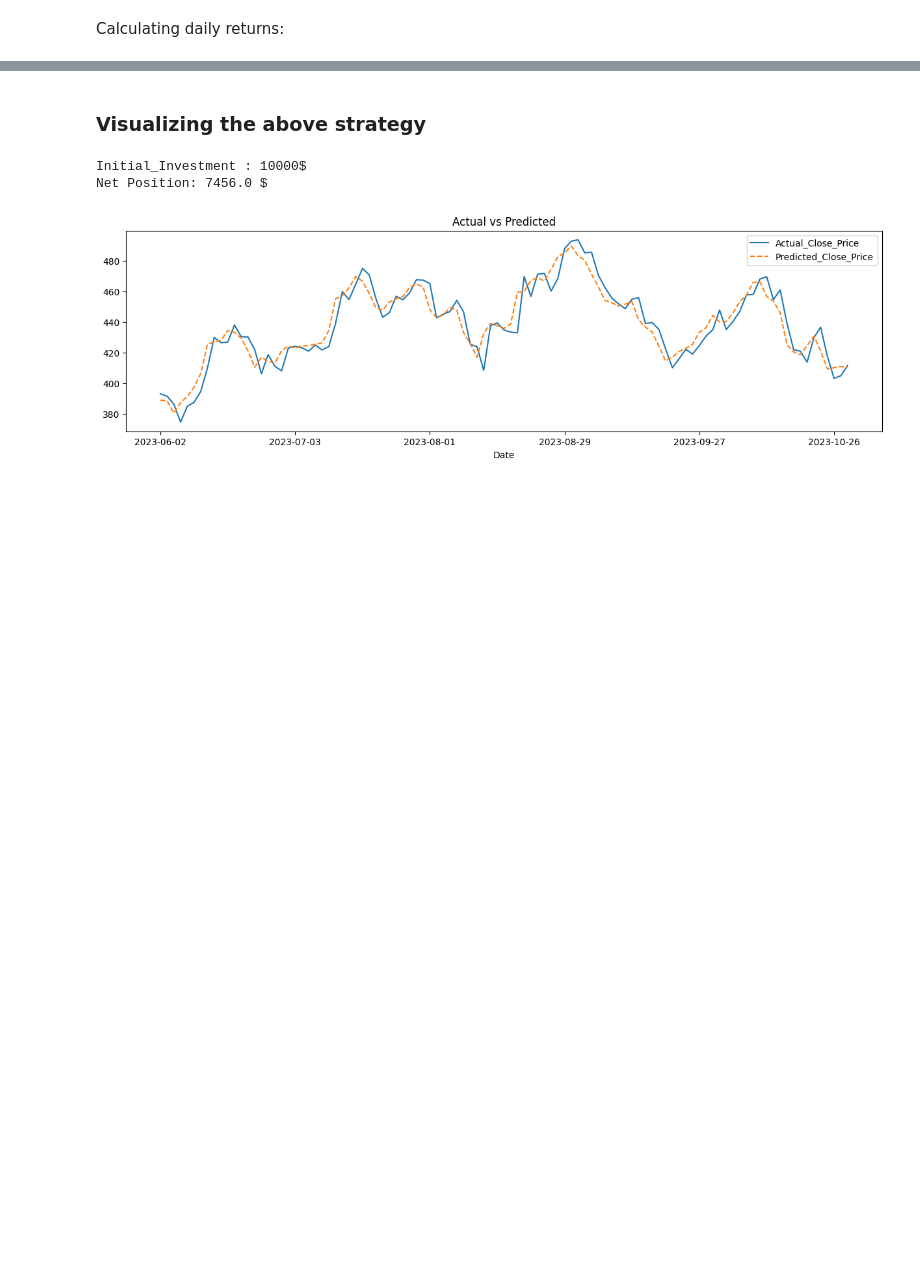
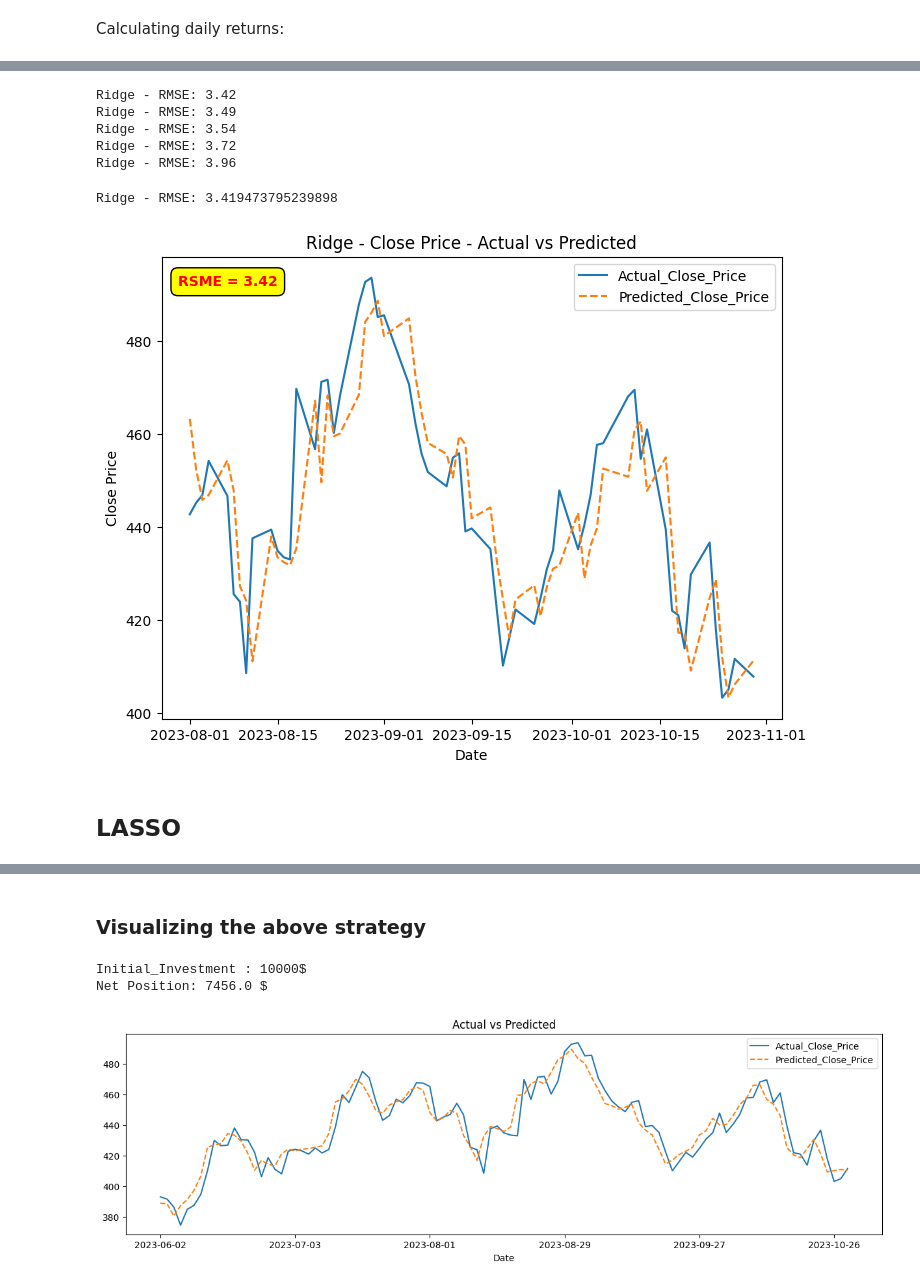
Before and after one commit to piyush-an/INFO7374_Predict_StockPrice, a Jupyter notebook: notebooks/3_Feat_Importance_RegVsTrees.ipynb, the cells around one changed output, grey strips where cells are left out. Saved outputs shown, nothing was run; the diff lists cells and outputs as text; code cells hidden in the pictures; blank space fills up the shorter version.

```diff
--- a/notebooks/3_Feat_Importance_RegVsTrees.ipynb
+++ b/notebooks/3_Feat_Importance_RegVsTrees.ipynb
@@ -208,0 +185,61 @@ results.head(10)
+# %%
+from sklearn.linear_model import Ridge
+from sklearn.preprocessing import StandardScaler
+
+scaler = StandardScaler()
+X_train_scaled = scaler.fit_transform(X_train)
+X_test_scaled = scaler.transform(X_test)
+
+alphas = [0.1, 0.5, 1.0, 5.0, 10.0]
+
+for alpha in alphas:
+    with mlflow.start_run():
+        ridge = Ridge(alpha=alpha)
+        ridge.fit(X_train_scaled, y_train)
+
+        y_pred = ridge.predict(X_test_scaled)
+        MSE = mean_squared_error(y_test, y_pred, squared=False)
+        RMSE = math.sqrt(MSE)
+
+        mlflow.set_tag("model", "Ridge")
+        mlflow.log_metric("RMSE", RMSE)
+
+        print(f"Ridge - RMSE: {RMSE:.2f}")
+# %% [output]
+Ridge - RMSE: 3.42
+Ridge - RMSE: 3.49
+Ridge - RMSE: 3.54
+Ridge - RMSE: 3.72
+Ridge - RMSE: 3.96
+# %%
+best_run_id = runs = client.search_runs(
+        experiment_ids=EXPERIMENT_ID,
+        run_view_type=ViewType.ACTIVE_ONLY,
+        max_results=1,
+        order_by=["metrics.RMSE ASC"],
+        filter_string="tags.model = 'Ridge'"
+    )[0].info.run_id
+
+loaded_model = mlflow.pyfunc.load_model(f"runs:/{best_run_id}/model")
+y_pred = loaded_model.predict(X_test_scaled)
+
+MSE = mean_squared_error(y_test, y_pred, squared=False)
+RMSE = math.sqrt(MSE)
+
+print(f"Ridge - RMSE: {RMSE}")
+# %% [output]
+Ridge - RMSE: 3.419473795239898
+# %%
+plt.figure(figsize=(8, 6))
+plt.plot(y_test, label='Actual_Close_Price', linestyle='solid')
+plt.plot(pd.Series(y_pred, index=y_test.index), label='Predicted_Close_Price', linestyle='dashed')
+plt.title('Ridge - Close Price - Actual vs Predicted')
+plt.xlabel('Date')
+plt.ylabel('Close Price')
+plt.legend()
+plt.figtext(0.27, .85, f"RSME = {RMSE:.2f}", ha='right', va='top', color='red', weight='bold', bbox=dict(facecolor='yellow', edgecolor='black', boxstyle='round,pad=0.5'))
+plt.show()
+# %% [output]
+[figure, added]
+# %% [markdown]
+## LASSO
```
Also changed, not shown: parts of 40 cells of this notebook.
